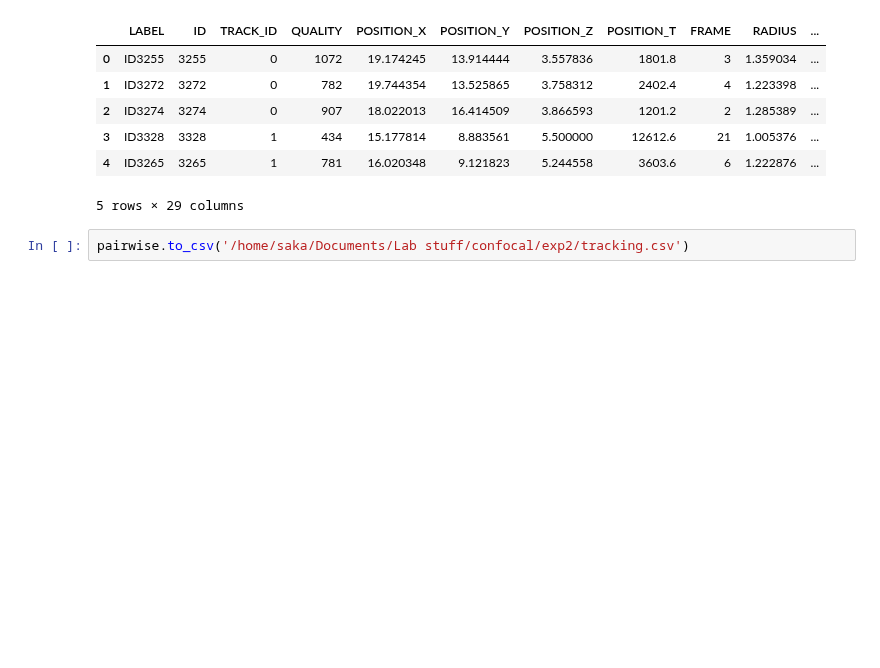
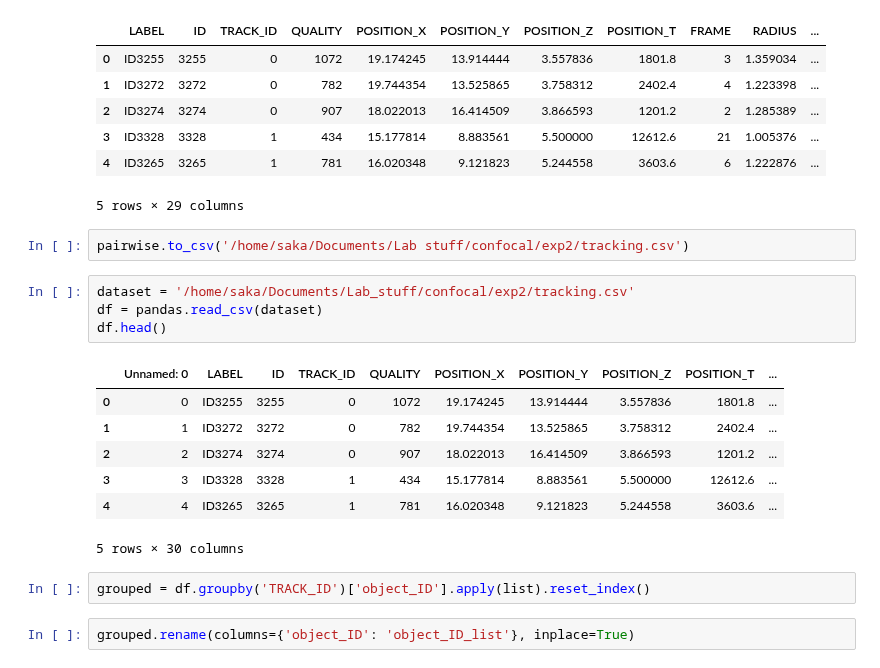
Before and after one commit to jaugenst/BBQ, a Jupyter notebook: Misc/bacteria_tracker.ipynb, the cells around one changed output. Saved outputs shown, nothing was run; the diff lists cells and outputs as text; blank space fills up the shorter version.

Commit message:
updated bacterial volume workflow and added steps to bacterial tracker notebook

```diff
--- a/Misc/bacteria_tracker.ipynb
+++ b/Misc/bacteria_tracker.ipynb
@@ -70,3 +70,19 @@ pairwise.head()
 5 rows × 29 columns
 # %%
 pairwise.to_csv('/home/saka/Documents/Lab stuff/confocal/exp2/tracking.csv')
+# %%
+dataset = '/home/saka/Documents/Lab_stuff/confocal/exp2/tracking.csv'
+df = pandas.read_csv(dataset)
+df.head()
+# %% [output]
+|  | Unnamed: 0 | LABEL | ID | TRACK_ID | QUALITY | POSITION_X | POSITION_Y | POSITION_Z | POSITION_T | ... |
+| 0 | 0 | ID3255 | 3255 | 0 | 1072 | 19.174245 | 13.914444 | 3.557836 | 1801.8 | ... |
+| 1 | 1 | ID3272 | 3272 | 0 | 782 | 19.744354 | 13.525865 | 3.758312 | 2402.4 | ... |
+| 2 | 2 | ID3274 | 3274 | 0 | 907 | 18.022013 | 16.414509 | 3.866593 | 1201.2 | ... |
+| 3 | 3 | ID3328 | 3328 | 1 | 434 | 15.177814 | 8.883561 | 5.500000 | 12612.6 | ... |
+| 4 | 4 | ID3265 | 3265 | 1 | 781 | 16.020348 | 9.121823 | 5.244558 | 3603.6 | ... |
+5 rows × 30 columns
+# %%
+grouped = df.groupby('TRACK_ID')['object_ID'].apply(list).reset_index()
+# %%
+grouped.rename(columns={'object_ID': 'object_ID_list'}, inplace=True)
```
Also changed, not shown: parts of 2 cells of this notebook, 1 other file.
